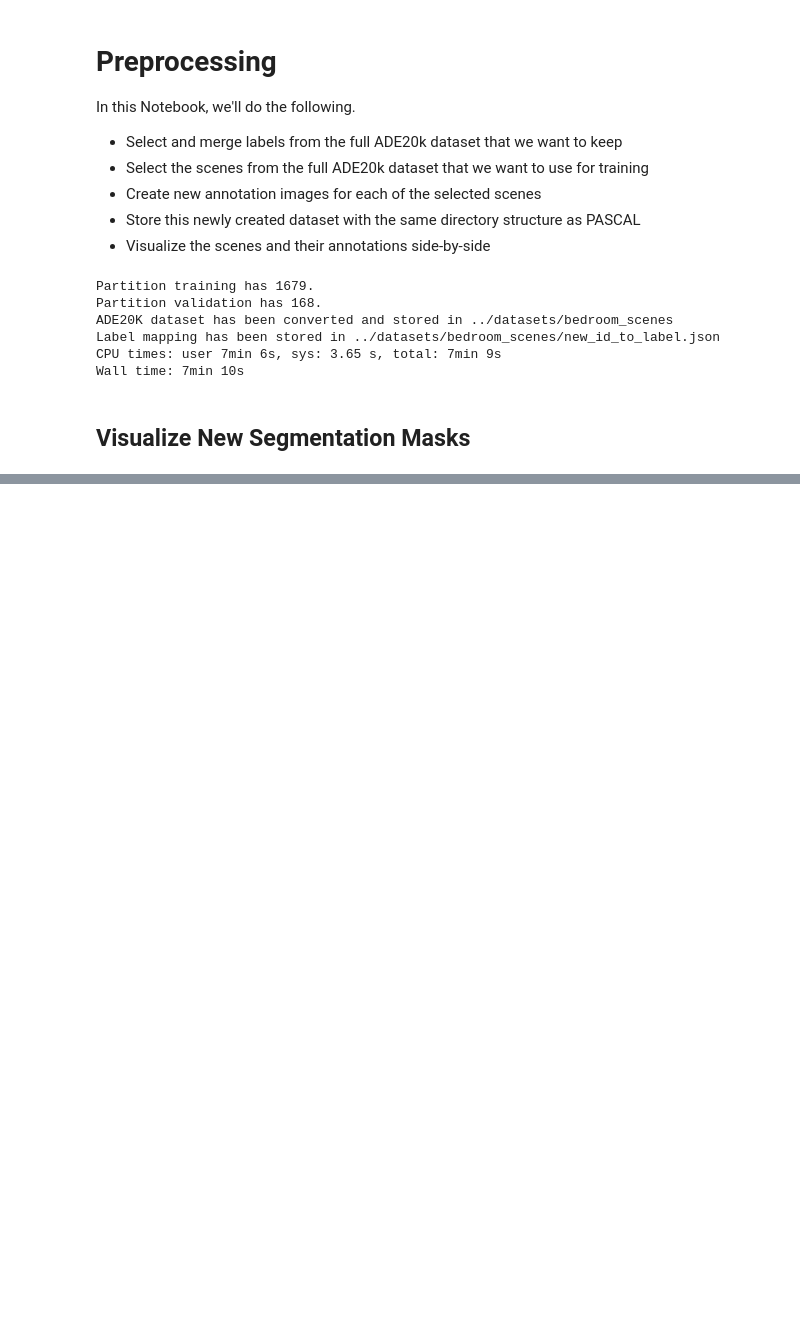
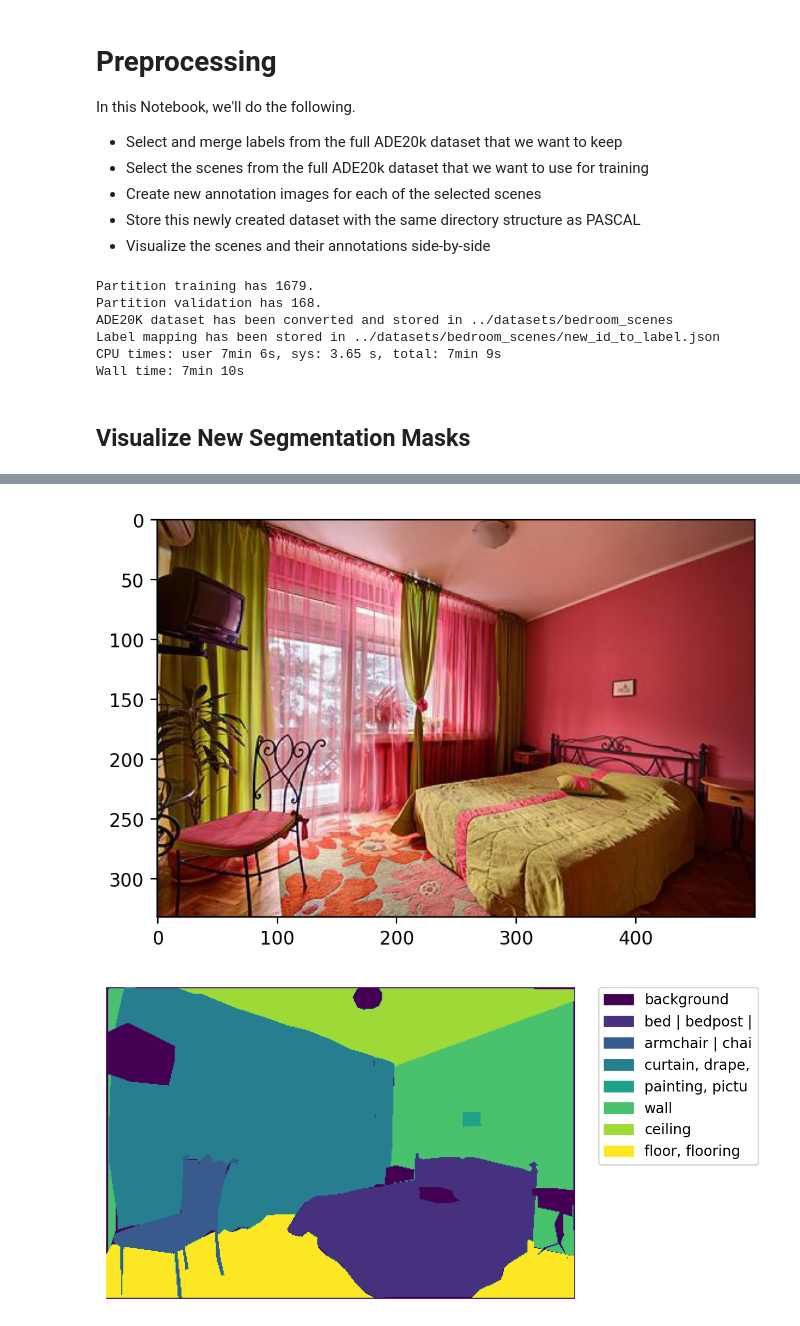
Before and after one commit to mosdragon/wacv2021, a Jupyter notebook: tutorial/Chapter-2-Preprocessing/Preprocessing.ipynb, the cells around one changed output, grey strips where cells are left out. Drawn from its saved outputs; the diff is of its cells as text; code cells hidden in the pictures; blank space fills up the shorter version.

Commit message:
Decouple visualization from generating

```diff
--- a/tutorial/Chapter-2-Preprocessing/Preprocessing.ipynb
+++ b/tutorial/Chapter-2-Preprocessing/Preprocessing.ipynb
@@ -77,6 +77,8 @@ n_samples = len(samples)
 img_paths = [os.path.join(VOC_DIR, f'JPEGImages/{s}.jpg') for s in samples]
 seg_paths = [os.path.join(VOC_DIR, f'SegmentationClass/{s}.png') for s in samples]
 # %%
+new_id_to_label = get_new_id_to_label(DEST_DIR)
+
 def show_random_sample():
     idx = np.random.randint(n_samples)
     img_fp, seg_fp = img_paths[idx], seg_paths[idx]
@@ -88,0 +94,5 @@ show_random_sample()
+# %%
+show_random_sample()
+# %% [output]
+[figure, added]
+[figure, added]
```
Also changed, not shown: parts of 3 cells of this notebook, 1 other file.
